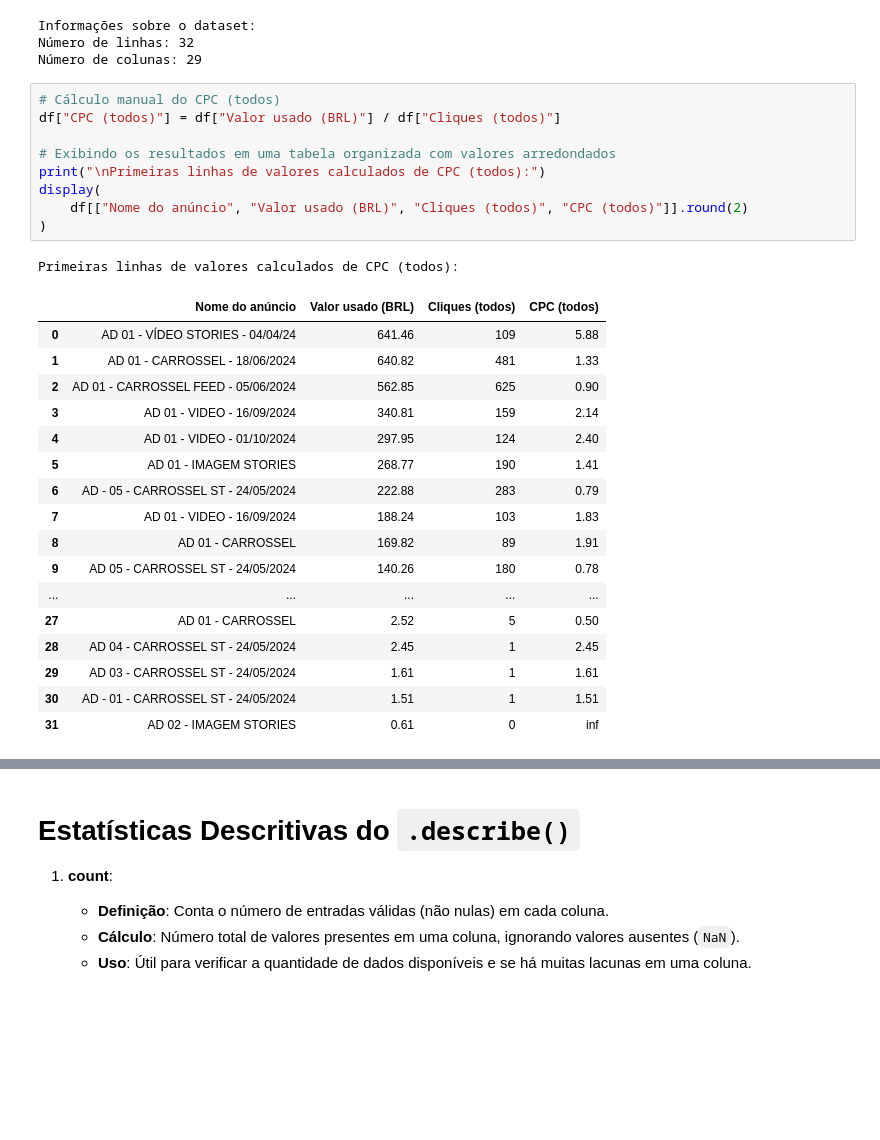
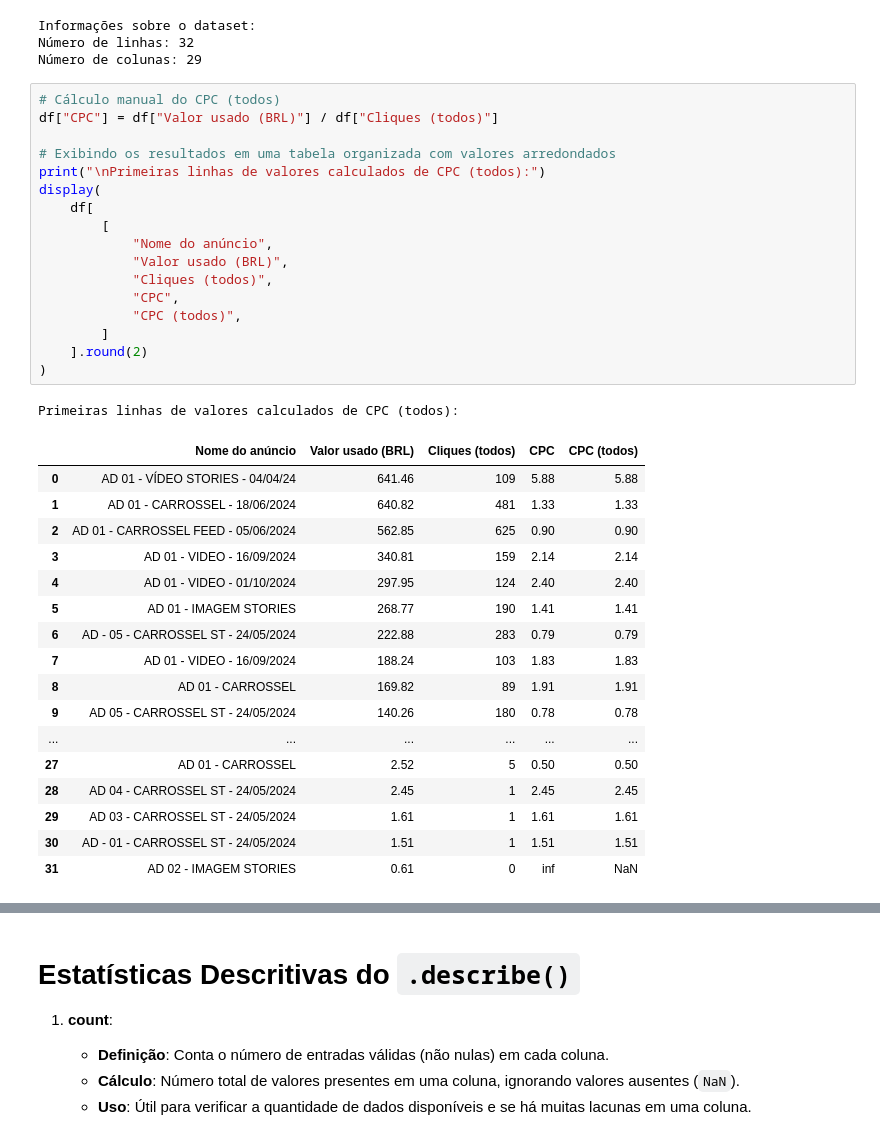
Before and after one commit to claraferreirabatista/analise_de_campanha, a Jupyter notebook: Miro Cozinha e Vinho/Janeiro até atualmente/analise_exploratoria_desde_janeiro.ipynb, the cells around one changed output, grey strips where cells are left out. Drawn from its saved outputs; the diff is of its cells as text; blank space fills up the shorter version.

```diff
--- a/Miro Cozinha e Vinho/Janeiro até atualmente/analise_exploratoria_desde_janeiro.ipynb
+++ b/Miro Cozinha e Vinho/Janeiro até atualmente/analise_exploratoria_desde_janeiro.ipynb
@@ -25,32 +25,40 @@ Número de linhas: 32
 Número de colunas: 29
 # %%
 # Cálculo manual do CPC (todos)
-df["CPC (todos)"] = df["Valor usado (BRL)"] / df["Cliques (todos)"]
+df["CPC"] = df["Valor usado (BRL)"] / df["Cliques (todos)"]
 
 # Exibindo os resultados em uma tabela organizada com valores arredondados
 print("\nPrimeiras linhas de valores calculados de CPC (todos):")
 display(
-    df[["Nome do anúncio", "Valor usado (BRL)", "Cliques (todos)", "CPC (todos)"]].round(2)
+    df[
+        [
+            "Nome do anúncio",
+            "Valor usado (BRL)",
+            "Cliques (todos)",
+            "CPC",
+            "CPC (todos)",
+        ]
+    ].round(2)
 )
 # %% [output]
 Primeiras linhas de valores calculados de CPC (todos):
-|  | Nome do anúncio | Valor usado (BRL) | Cliques (todos) | CPC (todos) |
-| 0 | AD 01 - VÍDEO STORIES - 04/04/24 | 641.46 | 109 | 5.88 |
-| 1 | AD 01 - CARROSSEL - 18/06/2024 | 640.82 | 481 | 1.33 |
-| 2 | AD 01 - CARROSSEL FEED - 05/06/2024 | 562.85 | 625 | 0.90 |
-| 3 | AD 01 - VIDEO - 16/09/2024 | 340.81 | 159 | 2.14 |
-| 4 | AD 01 - VIDEO - 01/10/2024 | 297.95 | 124 | 2.40 |
-| 5 | AD 01 - IMAGEM STORIES | 268.77 | 190 | 1.41 |
-| 6 | AD - 05 - CARROSSEL ST - 24/05/2024 | 222.88 | 283 | 0.79 |
-| 7 | AD 01 - VIDEO - 16/09/2024 | 188.24 | 103 | 1.83 |
-| 8 | AD 01 - CARROSSEL | 169.82 | 89 | 1.91 |
-| 9 | AD 05 - CARROSSEL ST - 24/05/2024 | 140.26 | 180 | 0.78 |
-| ... | ... | ... | ... | ... |
-| 27 | AD 01 - CARROSSEL | 2.52 | 5 | 0.50 |
-| 28 | AD 04 - CARROSSEL ST - 24/05/2024 | 2.45 | 1 | 2.45 |
-| 29 | AD 03 - CARROSSEL ST - 24/05/2024 | 1.61 | 1 | 1.61 |
-| 30 | AD - 01 - CARROSSEL ST - 24/05/2024 | 1.51 | 1 | 1.51 |
-| 31 | AD 02 - IMAGEM STORIES | 0.61 | 0 | inf |
+|  | Nome do anúncio | Valor usado (BRL) | Cliques (todos) | CPC | CPC (todos) |
+| 0 | AD 01 - VÍDEO STORIES - 04/04/24 | 641.46 | 109 | 5.88 | 5.88 |
+| 1 | AD 01 - CARROSSEL - 18/06/2024 | 640.82 | 481 | 1.33 | 1.33 |
+| 2 | AD 01 - CARROSSEL FEED - 05/06/2024 | 562.85 | 625 | 0.90 | 0.90 |
+| 3 | AD 01 - VIDEO - 16/09/2024 | 340.81 | 159 | 2.14 | 2.14 |
+| 4 | AD 01 - VIDEO - 01/10/2024 | 297.95 | 124 | 2.40 | 2.40 |
+| 5 | AD 01 - IMAGEM STORIES | 268.77 | 190 | 1.41 | 1.41 |
+| 6 | AD - 05 - CARROSSEL ST - 24/05/2024 | 222.88 | 283 | 0.79 | 0.79 |
+| 7 | AD 01 - VIDEO - 16/09/2024 | 188.24 | 103 | 1.83 | 1.83 |
+| 8 | AD 01 - CARROSSEL | 169.82 | 89 | 1.91 | 1.91 |
+| 9 | AD 05 - CARROSSEL ST - 24/05/2024 | 140.26 | 180 | 0.78 | 0.78 |
+| ... | ... | ... | ... | ... | ... |
+| 27 | AD 01 - CARROSSEL | 2.52 | 5 | 0.50 | 0.50 |
+| 28 | AD 04 - CARROSSEL ST - 24/05/2024 | 2.45 | 1 | 2.45 | 2.45 |
+| 29 | AD 03 - CARROSSEL ST - 24/05/2024 | 1.61 | 1 | 1.61 | 1.61 |
+| 30 | AD - 01 - CARROSSEL ST - 24/05/2024 | 1.51 | 1 | 1.51 | 1.51 |
+| 31 | AD 02 - IMAGEM STORIES | 0.61 | 0 | inf | NaN |
 # %%
 # Cálculo manual da CTR (Click-Through Rate)
 df["CTR"] = (df["Cliques (todos)"] / df["Impressões"]) * 100
```
Also changed, not shown: parts of 8 cells of this notebook, 2 other files.
